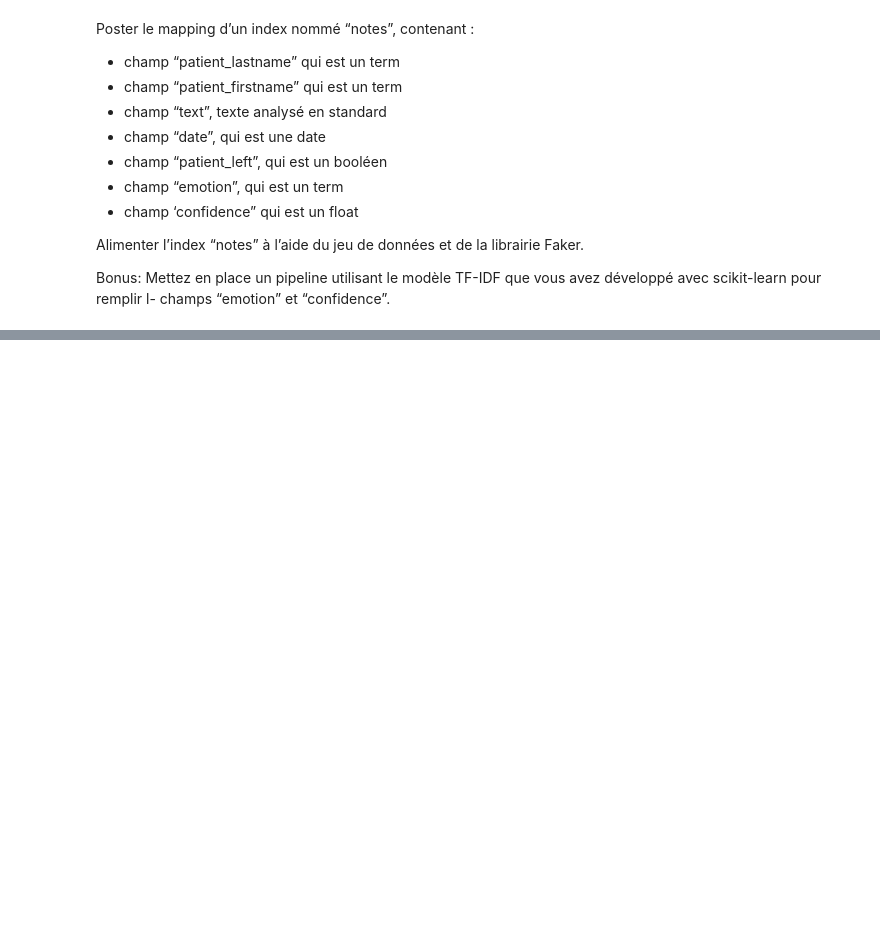
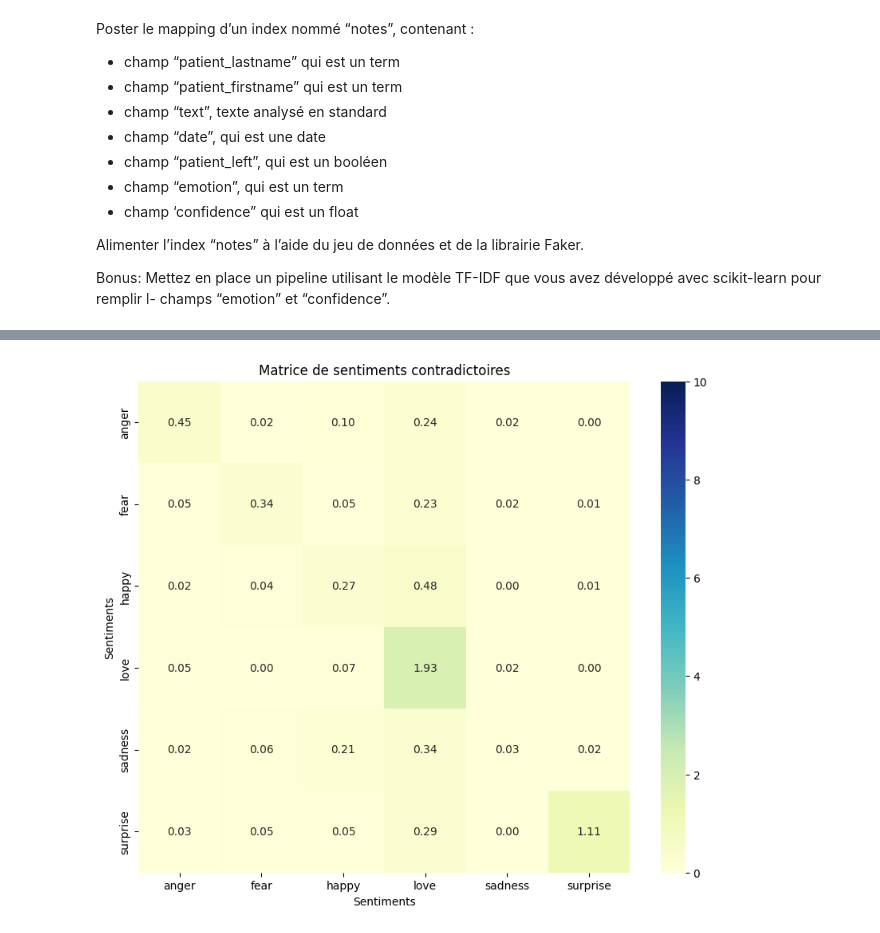
Before and after one commit to Evgeni1494/NLP_Psy, a Jupyter notebook: Partie2.ipynb, the cells around one changed output, grey strips where cells are left out. Drawn from its saved outputs; the diff is of its cells as text; code cells hidden in the pictures; blank space fills up the shorter version.

Commit message:
ElasticSearch Requetages

```diff
--- a/Partie2.ipynb
+++ b/Partie2.ipynb
@@ -112,0 +287,59 @@ ApiError: ApiError(429, 'cluster_block_exception', 'index [notes2] blocked by: [
+# %%
+# Connexion à Elasticsearch
+es = Elasticsearch(hosts=["http://localhost:9200"])
+
+# Index et requête
+index_name = "notes"
+query = {
+  "query": {
+    "match_all": {}  # Requête pour récupérer tous les documents
+  },
+  "size": 10000  # Définir la taille de pagination pour récupérer tous les documents
+}
+
+# Exécution de la requête
+response = es.search(index=index_name, body=query)
+
+# Liste pour stocker les données des documents
+document_data = []
+
+# Traitement des résultats
+for hit in response["hits"]["hits"]:
+    source = hit["_source"]
+    # Récupérer les champs souhaités et les ajouter à la liste
+    text = source["text"]
+    emotion = source["emotion"]
+    document_data.append({
+        "Text": text,
+        "Emotion": emotion
+    })
+
+# Créer un DataFrame à partir des données des documents
+df = pd.DataFrame(document_data)
+
+# Liste des sentiments à considérer
+sentiments = ["anger", "fear", "happy", "love", "sadness", "surprise"]
+
+# Créer une matrice pour stocker les pourcentages de sentiments contradictoires
+matrix = pd.DataFrame(index=sentiments, columns=sentiments)
+
+# Calculer les pourcentages de sentiments contradictoires
+for sentiment1 in sentiments:
+    for sentiment2 in sentiments:
+        count = df[df["Emotion"] == sentiment1]["Text"].str.contains(sentiment2).sum()
+        total = df[df["Emotion"] == sentiment1].shape[0]
+        percentage = count / total * 10  # Échelle de 0 à 10
+        matrix.loc[sentiment1, sentiment2] = percentage
+
+# Convertir les valeurs de la matrice en nombres à virgule flottante
+matrix = matrix.astype(float)
+
+# Afficher la HeatMap avec échelle de 0 à 10
+plt.figure(figsize=(10, 8))
+sns.heatmap(matrix, annot=True, cmap="YlGnBu", fmt=".2f", cbar=True, square=True, vmin=0, vmax=10)
+plt.title("Matrice de sentiments contradictoires")
+plt.xlabel("Sentiments")
+plt.ylabel("Sentiments")
+plt.show()
+# %% [output]
+[figure, added]
```
Also changed, not shown: parts of 20 cells of this notebook, 3 other files.
